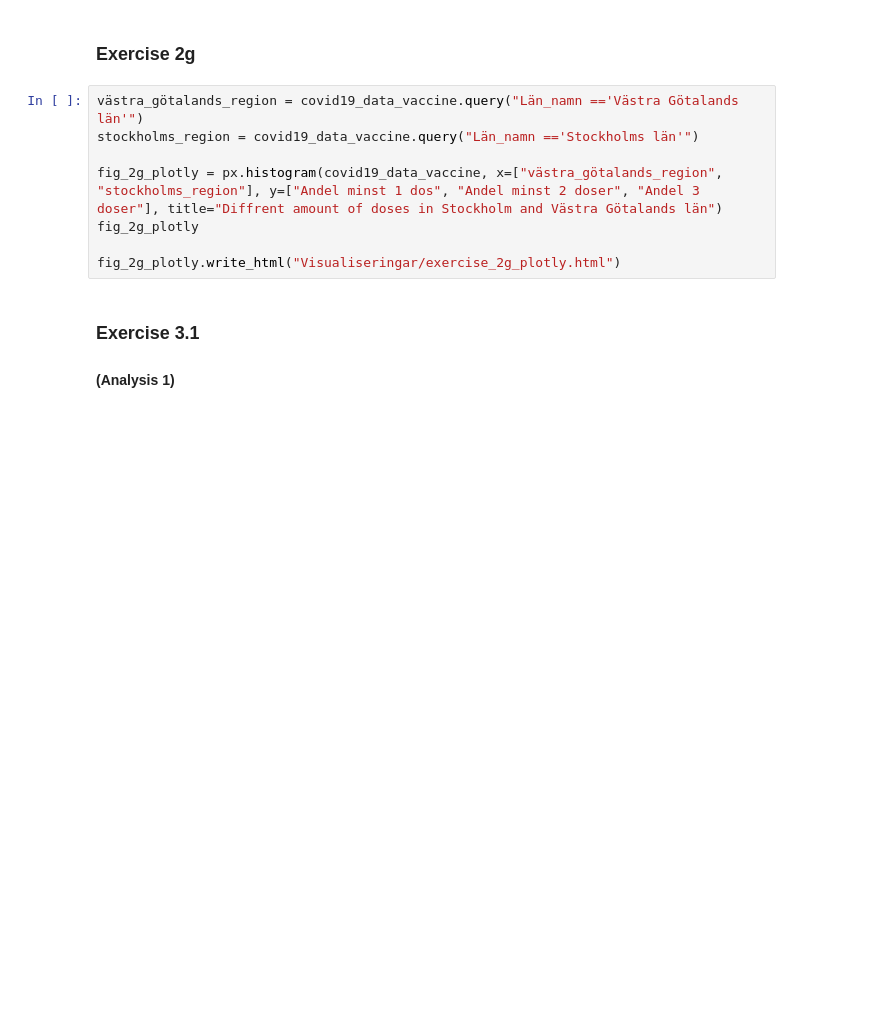
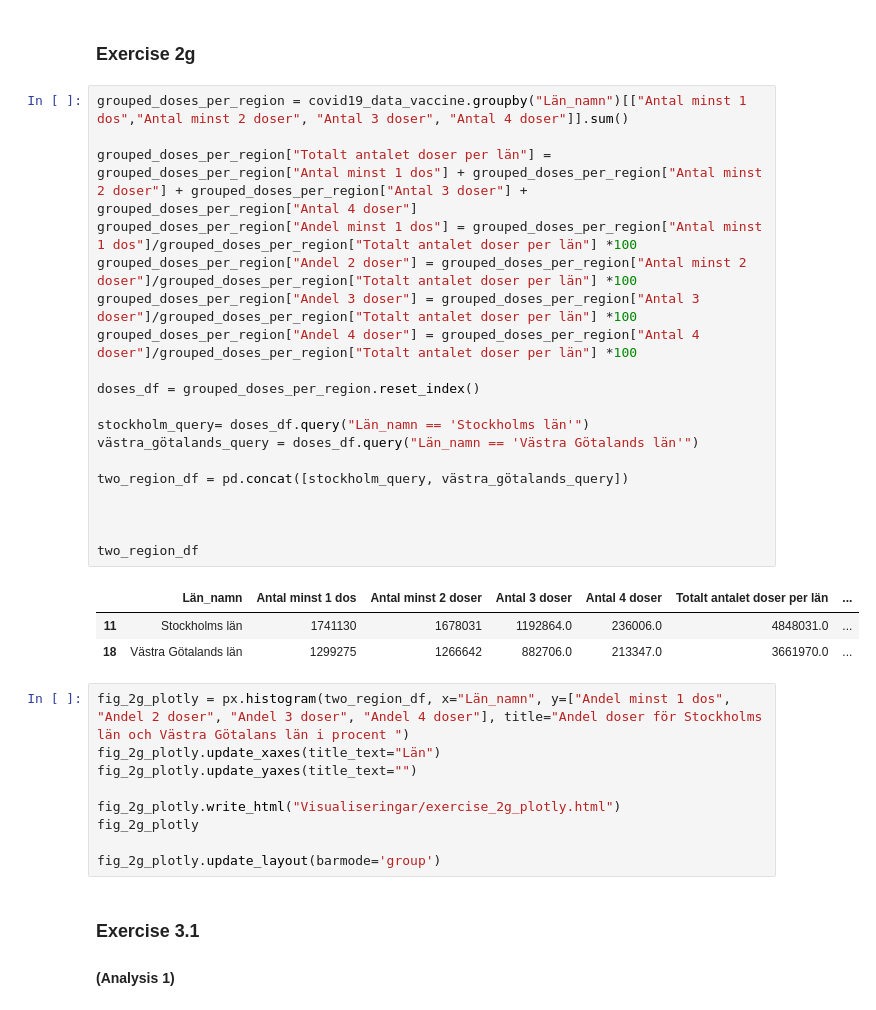
Before and after one commit to Jenniferola/Databehandling-Jennifer-Olausson, a Jupyter notebook: Labb_1_databehandling/main.ipynb, the cells around one changed output. Drawn from its saved outputs; the diff is of its cells as text; blank space fills up the shorter version.

```diff
--- a/Labb_1_databehandling/main.ipynb
+++ b/Labb_1_databehandling/main.ipynb
@@ -237,14 +237,38 @@ fig_2f_plotly
 fig_2f_plotly.update_layout(barmode='group')
 # %% [markdown]
 ### Exercise 2g
+# %%
+grouped_doses_per_region = covid19_data_vaccine.groupby("Län_namn")[["Antal minst 1 dos","Antal minst 2 doser", "Antal 3 doser", "Antal 4 doser"]].sum()
+
+grouped_doses_per_region["Totalt antalet doser per län"] = grouped_doses_per_region["Antal minst 1 dos"] + grouped_doses_per_region["Antal minst 2 doser"] + grouped_doses_per_region["Antal 3 doser"] + grouped_doses_per_region["Antal 4 doser"]
+grouped_doses_per_region["Andel minst 1 dos"] = grouped_doses_per_region["Antal minst 1 dos"]/grouped_doses_per_region["Totalt antalet doser per län"] *100
+grouped_doses_per_region["Andel 2 doser"] = grouped_doses_per_region["Antal minst 2 doser"]/grouped_doses_per_region["Totalt antalet doser per län"] *100
+grouped_doses_per_region["Andel 3 doser"] = grouped_doses_per_region["Antal 3 doser"]/grouped_doses_per_region["Totalt antalet doser per län"] *100
+grouped_doses_per_region["Andel 4 doser"] = grouped_doses_per_region["Antal 4 doser"]/grouped_doses_per_region["Totalt antalet doser per län"] *100
+
+doses_df = grouped_doses_per_region.reset_index()
+
+stockholm_query= doses_df.query("Län_namn == 'Stockholms län'")
+västra_götalands_query = doses_df.query("Län_namn == 'Västra Götalands län'")
+
+two_region_df = pd.concat([stockholm_query, västra_götalands_query])
+
+
+
+two_region_df
+# %% [output]
+|  | Län_namn | Antal minst 1 dos | Antal minst 2 doser | Antal 3 doser | Antal 4 doser | Totalt antalet doser per län | ... |
+| 11 | Stockholms län | 1741130 | 1678031 | 1192864.0 | 236006.0 | 4848031.0 | ... |
+| 18 | Västra Götalands län | 1299275 | 1266642 | 882706.0 | 213347.0 | 3661970.0 | ... |
 # %%
-västra_götalands_region = covid19_data_vaccine.query("Län_namn =='Västra Götalands län'")
-stockholms_region = covid19_data_vaccine.query("Län_namn =='Stockholms län'")
+fig_2g_plotly = px.histogram(two_region_df, x="Län_namn", y=["Andel minst 1 dos", "Andel 2 doser", "Andel 3 doser", "Andel 4 doser"], title="Andel doser för Stockholms län och Västra Götalans län i procent ")
+fig_2g_plotly.update_xaxes(title_text="Län")
+fig_2g_plotly.update_yaxes(title_text="")
 
-fig_2g_plotly = px.histogram(covid19_data_vaccine, x=["västra_götalands_region", "stockholms_region"], y=["Andel minst 1 dos", "Andel minst 2 doser", "Andel 3 doser"], title="Diffrent amount of doses in Stockholm and Västra Götalands län")
+fig_2g_plotly.write_html("Visualiseringar/exercise_2g_plotly.html")
 fig_2g_plotly
 
-fig_2g_plotly.write_html("Visualiseringar/exercise_2g_plotly.html")
+fig_2g_plotly.update_layout(barmode='group')
 # %% [markdown]
 ### Exercise 3.1
 #### (Analysis 1)
```
Also changed, not shown: 2 other files.
